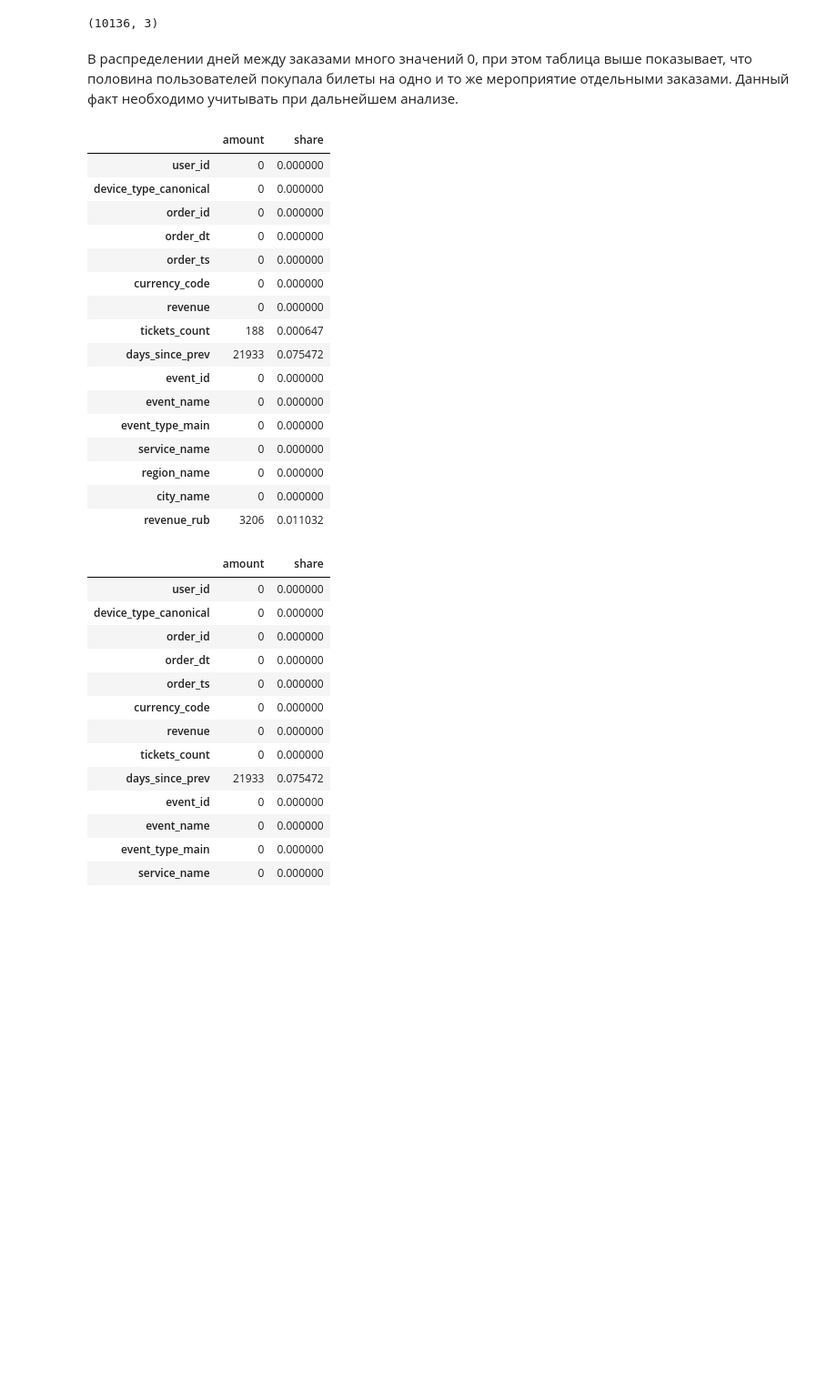
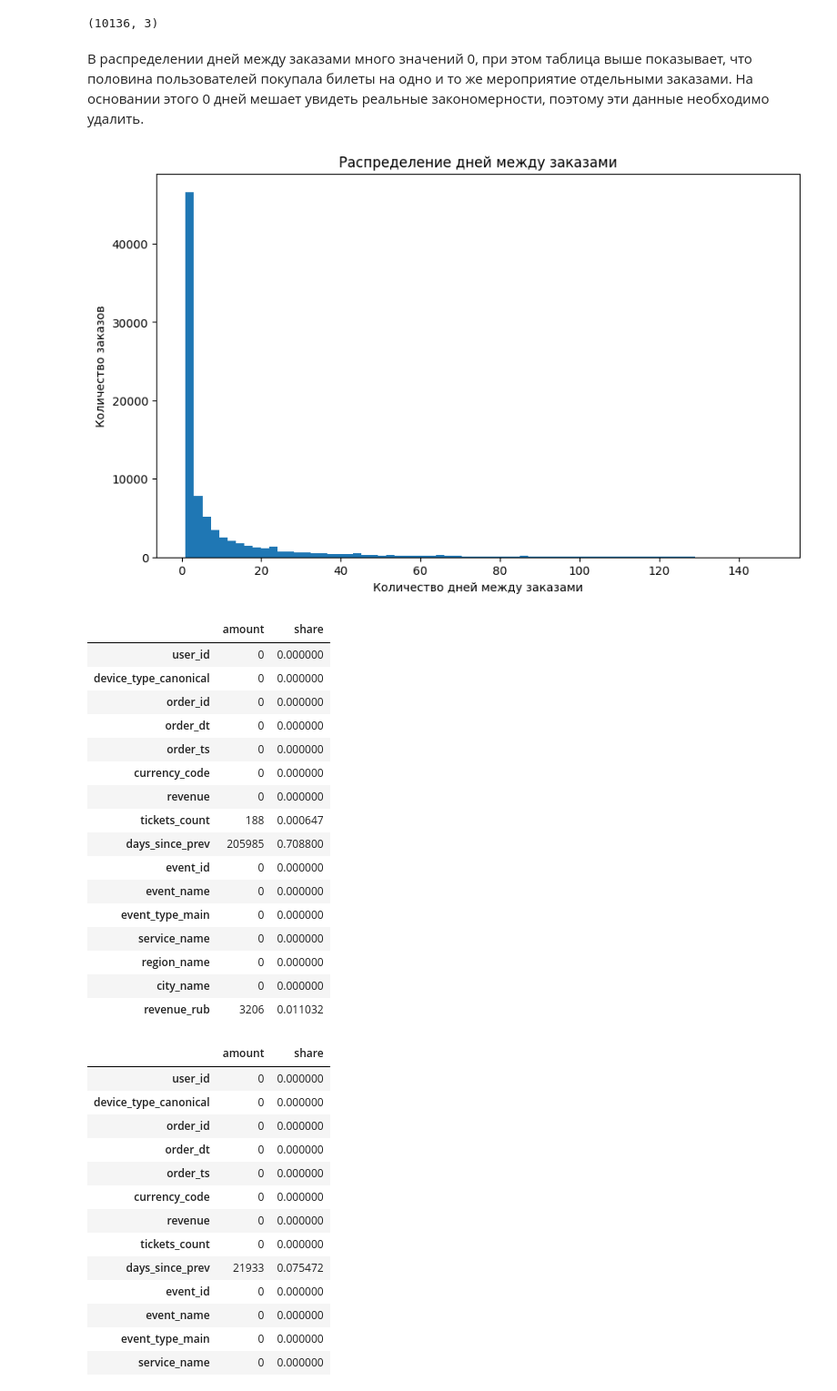
Before and after one commit to konstantin-kasyanov/project_module_2, a Jupyter notebook: project.ipynb, the cells around one changed output. Shown at 91% size. Drawn from its saved outputs; the diff is of its cells as text; code cells hidden in the pictures; blank space fills up the shorter version.

```diff
--- a/project.ipynb
+++ b/project.ipynb
@@ -496,7 +578,17 @@ display(df_test_filtered.shape)
 (21933, 3)
 (10136, 3)
 # %% [markdown]
-В распределении дней между заказами много значений 0, при этом таблица выше показывает, что половина пользователей покупала билеты на одно и то же мероприятие отдельными заказами. Данный факт необходимо учитывать при дальнейшем анализе.
+В распределении дней между заказами много значений 0, при этом таблица выше показывает, что половина пользователей покупала билеты на одно и то же мероприятие отдельными заказами. На основании этого 0 дней мешает увидеть реальные закономерности, поэтому эти данные необходимо удалить.
+# %%
+df['days_since_prev'] = df['days_since_prev'].replace(0, np.nan)
+plt.figure(figsize=(10,6))
+df['days_since_prev'].plot(kind='hist', bins=70)
+plt.title('Распределение дней между заказами')
+plt.xlabel('Количество дней между заказами')
+plt.ylabel('Количество заказов')
+plt.show()
+# %% [output]
+[figure, added]
 # %%
 pd.DataFrame({'amount':df.isna().sum(),'share':df.isna().mean()})
 # %% [output]
@@ -509,7 +601,7 @@ pd.DataFrame({'amount':df.isna().sum(),'share':df.isna().mean()})
 | currency_code | 0 | 0.000000 |
 | revenue | 0 | 0.000000 |
 | tickets_count | 188 | 0.000647 |
-| days_since_prev | 21933 | 0.075472 |
+| days_since_prev | 205985 | 0.708800 |
 | event_id | 0 | 0.000000 |
 | event_name | 0 | 0.000000 |
 | event_type_main | 0 | 0.000000 |
```
Also changed, not shown: parts of 113 cells of this notebook, 1 other file.
